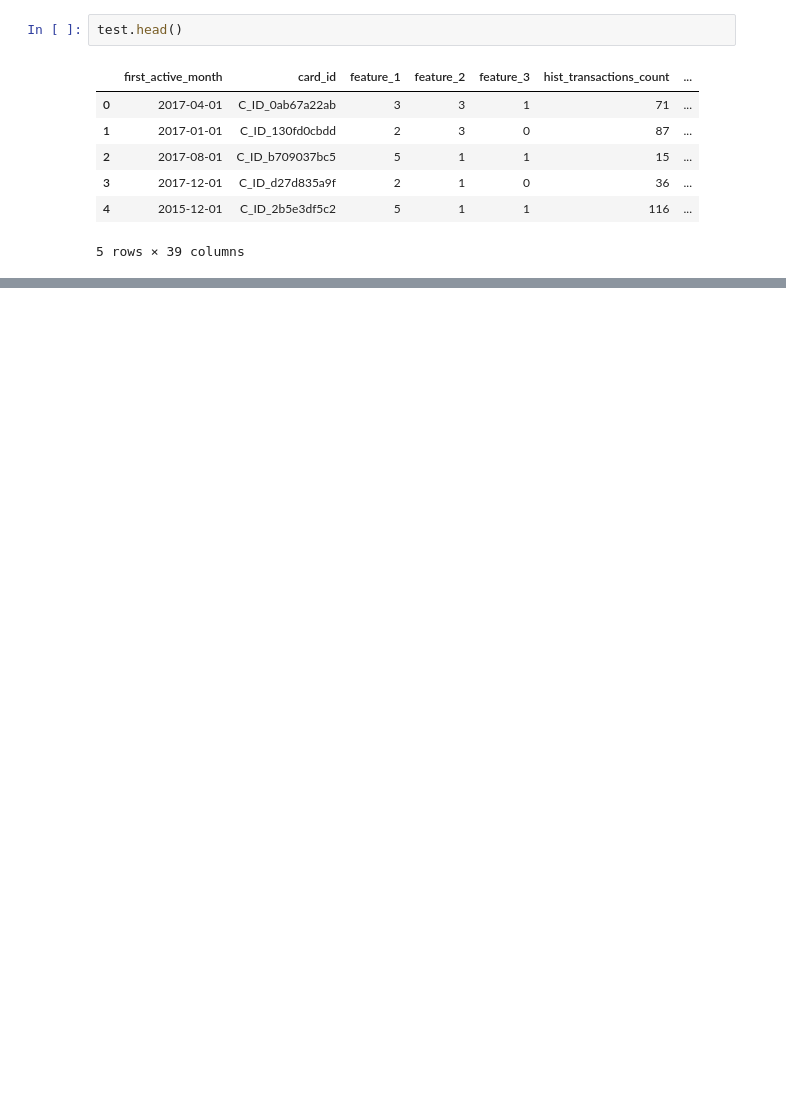
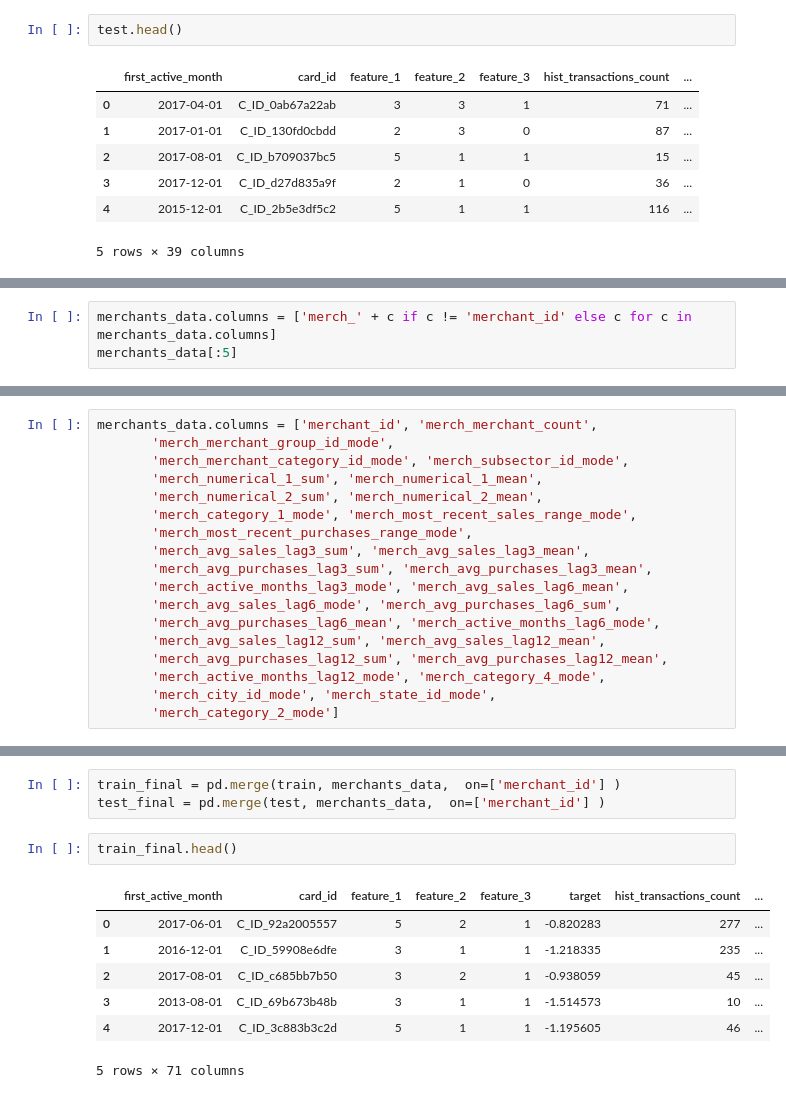
Before and after one commit to ahlusar1989/Kaggle-Elo-Merchant-Classification, a Jupyter notebook: df_optimization_plus_nn.ipynb, the cells around one changed output, grey strips where cells are left out. Saved outputs shown, nothing was run; the diff lists cells and outputs as text; blank space fills up the shorter version.

```diff
--- a/df_optimization_plus_nn.ipynb
+++ b/df_optimization_plus_nn.ipynb
@@ -354,0 +631,3 @@ merchants_data_all = aggregate_merchants(merchants_df_)
+# %%
+merchants_data.columns = ['merch_' + c if c != 'merchant_id' else c for c in merchants_data.columns]
+merchants_data[:5]
@@ -354,0 +665,18 @@ merchants_data_all = aggregate_merchants(merchants_df_)
+# %%
+merchants_data.columns = ['merchant_id', 'merch_merchant_count',
+       'merch_merchant_group_id_mode',
+       'merch_merchant_category_id_mode', 'merch_subsector_id_mode',
+       'merch_numerical_1_sum', 'merch_numerical_1_mean',
+       'merch_numerical_2_sum', 'merch_numerical_2_mean',
+       'merch_category_1_mode', 'merch_most_recent_sales_range_mode',
+       'merch_most_recent_purchases_range_mode',
+       'merch_avg_sales_lag3_sum', 'merch_avg_sales_lag3_mean',
+       'merch_avg_purchases_lag3_sum', 'merch_avg_purchases_lag3_mean',
+       'merch_active_months_lag3_mode', 'merch_avg_sales_lag6_mean',
+       'merch_avg_sales_lag6_mode', 'merch_avg_purchases_lag6_sum',
+       'merch_avg_purchases_lag6_mean', 'merch_active_months_lag6_mode',
+       'merch_avg_sales_lag12_sum', 'merch_avg_sales_lag12_mean',
+       'merch_avg_purchases_lag12_sum', 'merch_avg_purchases_lag12_mean',
+       'merch_active_months_lag12_mode', 'merch_category_4_mode',
+       'merch_city_id_mode', 'merch_state_id_mode',
+       'merch_category_2_mode']
@@ -354,0 +766,13 @@ merchants_data_all = aggregate_merchants(merchants_df_)
+# %%
+train_final = pd.merge(train, merchants_data,  on=['merchant_id'] )
+test_final = pd.merge(test, merchants_data,  on=['merchant_id'] )
+# %%
+train_final.head()
+# %% [output]
+|  | first_active_month | card_id | feature_1 | feature_2 | feature_3 | target | hist_transactions_count | ... |
+| 0 | 2017-06-01 | C_ID_92a2005557 | 5 | 2 | 1 | -0.820283 | 277 | ... |
+| 1 | 2016-12-01 | C_ID_59908e6dfe | 3 | 1 | 1 | -1.218335 | 235 | ... |
+| 2 | 2017-08-01 | C_ID_c685bb7b50 | 3 | 2 | 1 | -0.938059 | 45 | ... |
+| 3 | 2013-08-01 | C_ID_69b673b48b | 3 | 1 | 1 | -1.514573 | 10 | ... |
+| 4 | 2017-12-01 | C_ID_3c883b3c2d | 5 | 1 | 1 | -1.195605 | 46 | ... |
+5 rows × 71 columns
```
Also changed, not shown: parts of 133 cells of this notebook.
